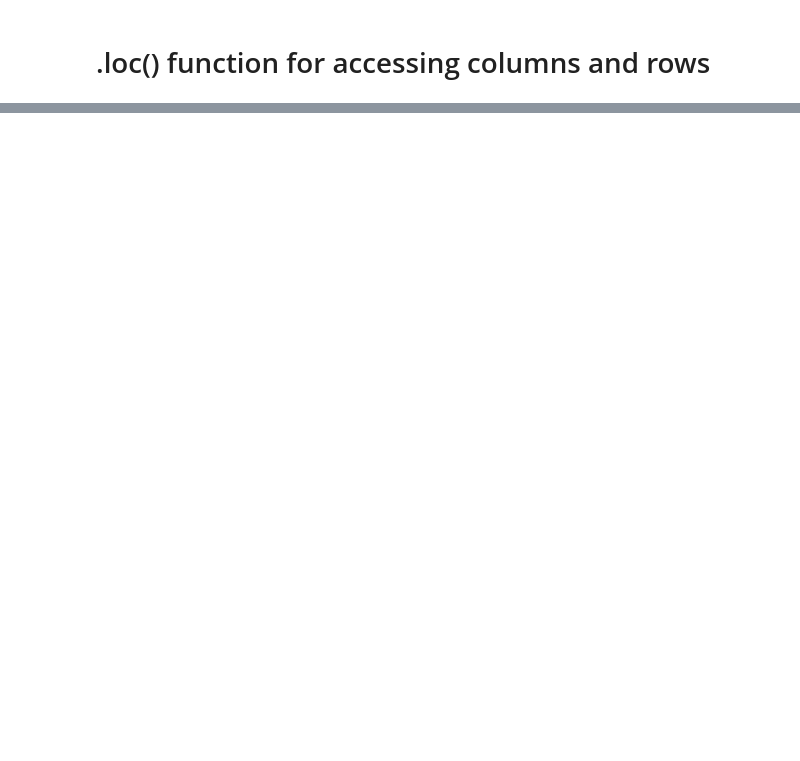
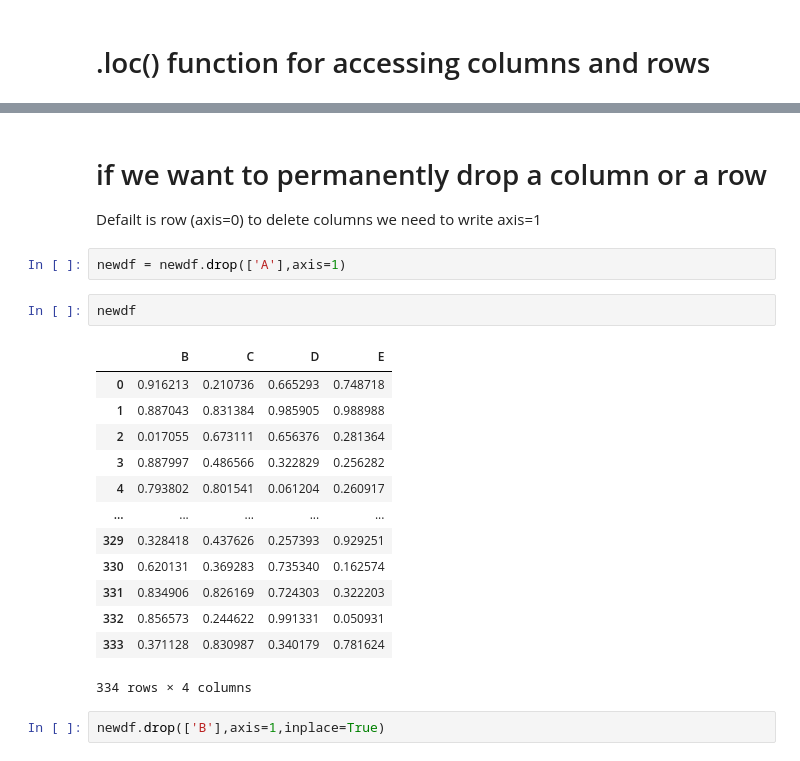
Before and after one commit to karandeeppotato/Pandas-Notes, a Jupyter notebook: Pandas Notes.ipynb, the cells around one changed output, grey strips where cells are left out. Drawn from its saved outputs; the diff is of its cells as text; blank space fills up the shorter version.

```diff
--- a/Pandas Notes.ipynb
+++ b/Pandas Notes.ipynb
@@ -576,0 +622,25 @@ newdf.loc[[1,2],:]
+# %% [markdown]
+# if we want to permanently drop a column or a row
+
+Defailt is row (axis=0)
+to delete columns we need to write axis=1
+# %%
+newdf = newdf.drop(['A'],axis=1)
+# %%
+newdf
+# %% [output]
+|  | B | C | D | E |
+| 0 | 0.916213 | 0.210736 | 0.665293 | 0.748718 |
+| 1 | 0.887043 | 0.831384 | 0.985905 | 0.988988 |
+| 2 | 0.017055 | 0.673111 | 0.656376 | 0.281364 |
+| 3 | 0.887997 | 0.486566 | 0.322829 | 0.256282 |
+| 4 | 0.793802 | 0.801541 | 0.061204 | 0.260917 |
+| ... | ... | ... | ... | ... |
+| 329 | 0.328418 | 0.437626 | 0.257393 | 0.929251 |
+| 330 | 0.620131 | 0.369283 | 0.735340 | 0.162574 |
+| 331 | 0.834906 | 0.826169 | 0.724303 | 0.322203 |
+| 332 | 0.856573 | 0.244622 | 0.991331 | 0.050931 |
+| 333 | 0.371128 | 0.830987 | 0.340179 | 0.781624 |
+334 rows × 4 columns
+# %%
+newdf.drop(['B'],axis=1,inplace=True)
```
Also changed, not shown: parts of 70 cells of this notebook, 3 other files.
